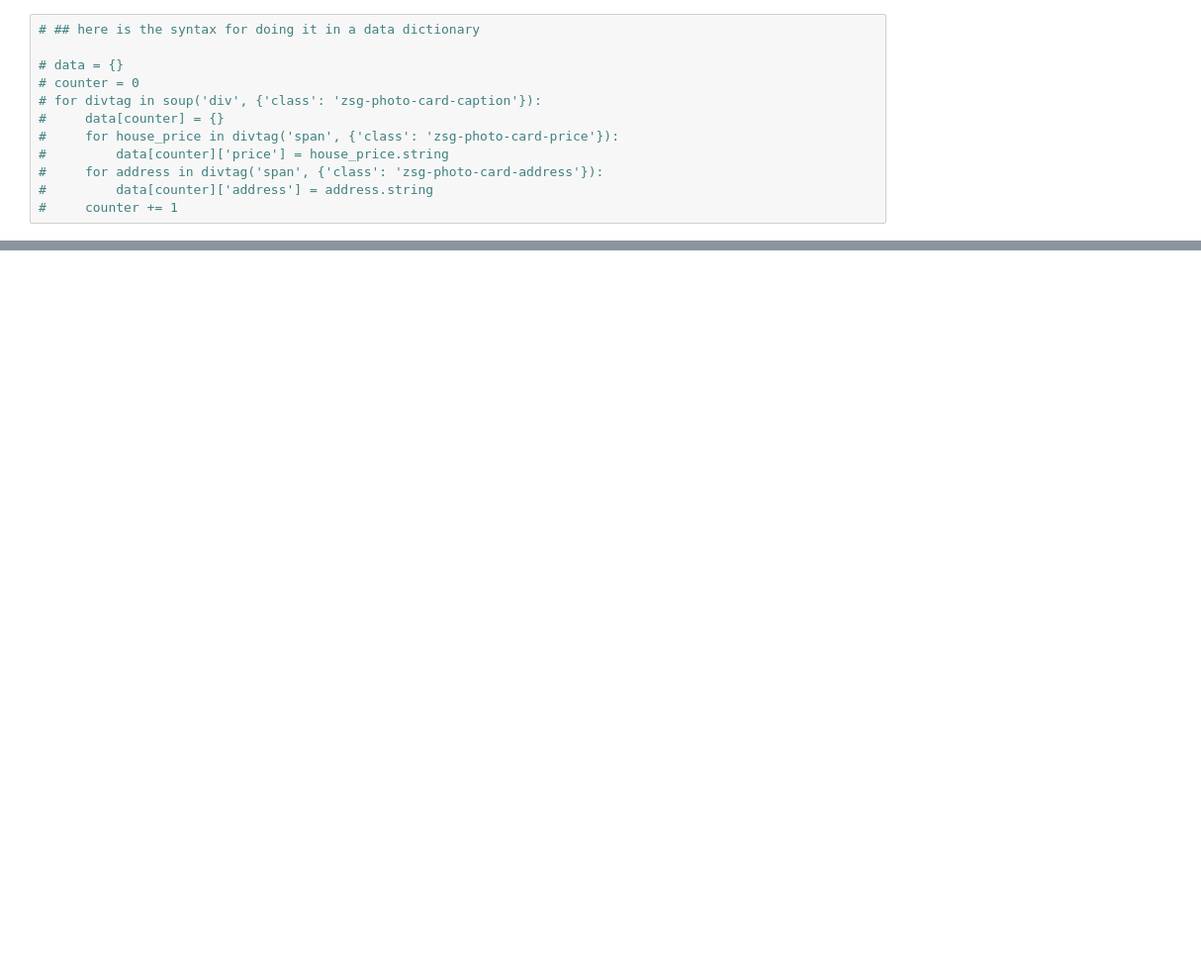
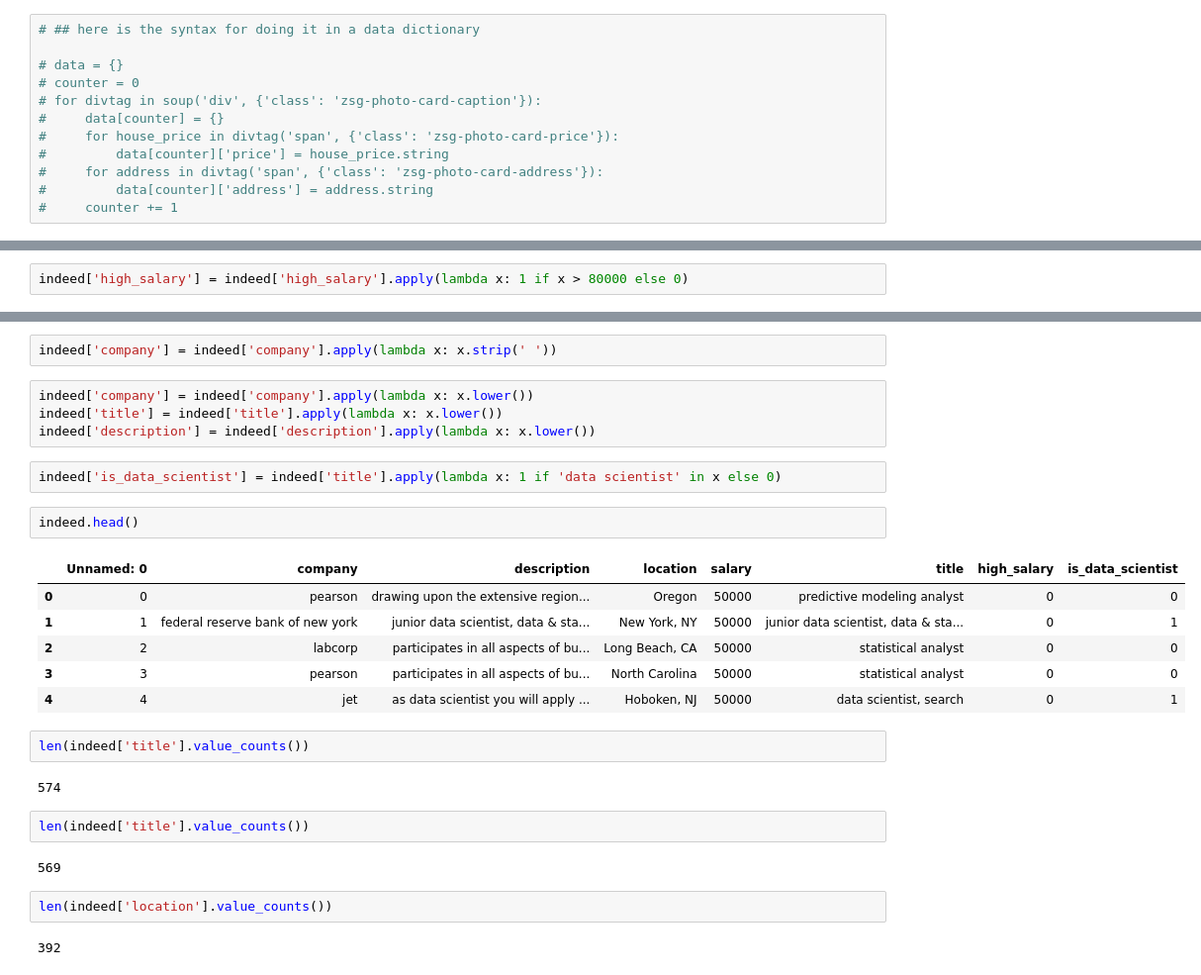
Before and after one commit to cgeppig/DSI_week_03, a Jupyter notebook: data scraping lab oct18.ipynb, the cells around one changed output, grey strips where cells are left out. Shown at 99% size. Drawn from its saved outputs; the diff is of its cells as text; blank space fills up the shorter version.

```diff
--- a/data scraping lab oct18.ipynb
+++ b/data scraping lab oct18.ipynb
@@ -476,0 +620,2 @@ http://www.indeed.com/jobs?q=data+scientist+%24120%2C000&start=500
+# %%
+indeed['high_salary'] = indeed['high_salary'].apply(lambda x: 1 if x > 80000 else 0)
@@ -476,0 +631,29 @@ http://www.indeed.com/jobs?q=data+scientist+%24120%2C000&start=500
+# %%
+indeed['company'] = indeed['company'].apply(lambda x: x.strip(' '))
+# %%
+indeed['company'] = indeed['company'].apply(lambda x: x.lower())
+indeed['title'] = indeed['title'].apply(lambda x: x.lower())
+indeed['description'] = indeed['description'].apply(lambda x: x.lower())
+# %%
+indeed['is_data_scientist'] = indeed['title'].apply(lambda x: 1 if 'data scientist' in x else 0)
+# %%
+indeed.head()
+# %% [output]
+|  | Unnamed: 0 | company | description | location | salary | title | high_salary | is_data_scientist |
+| 0 | 0 | pearson | drawing upon the extensive region... | Oregon | 50000 | predictive modeling analyst | 0 | 0 |
+| 1 | 1 | federal reserve bank of new york | junior data scientist, data & sta... | New York, NY | 50000 | junior data scientist, data & sta... | 0 | 1 |
+| 2 | 2 | labcorp | participates in all aspects of bu... | Long Beach, CA | 50000 | statistical analyst | 0 | 0 |
+| 3 | 3 | pearson | participates in all aspects of bu... | North Carolina | 50000 | statistical analyst | 0 | 0 |
+| 4 | 4 | jet | as data scientist you will apply ... | Hoboken, NJ | 50000 | data scientist, search | 0 | 1 |
+# %%
+len(indeed['title'].value_counts())
+# %% [output]
+574
+# %%
+len(indeed['title'].value_counts())
+# %% [output]
+569
+# %%
+len(indeed['location'].value_counts())
+# %% [output]
+392
```
Also changed, not shown: parts of 31 cells of this notebook, 17 other files.
